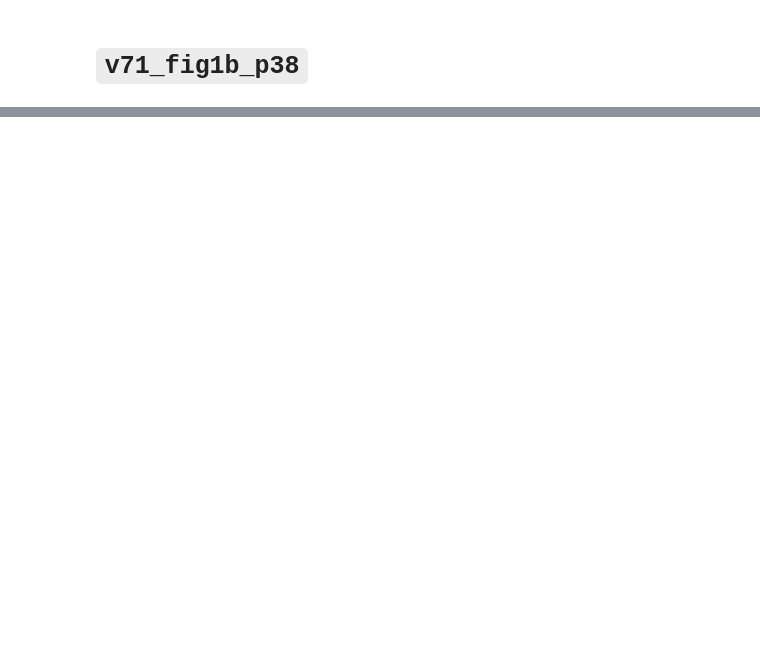
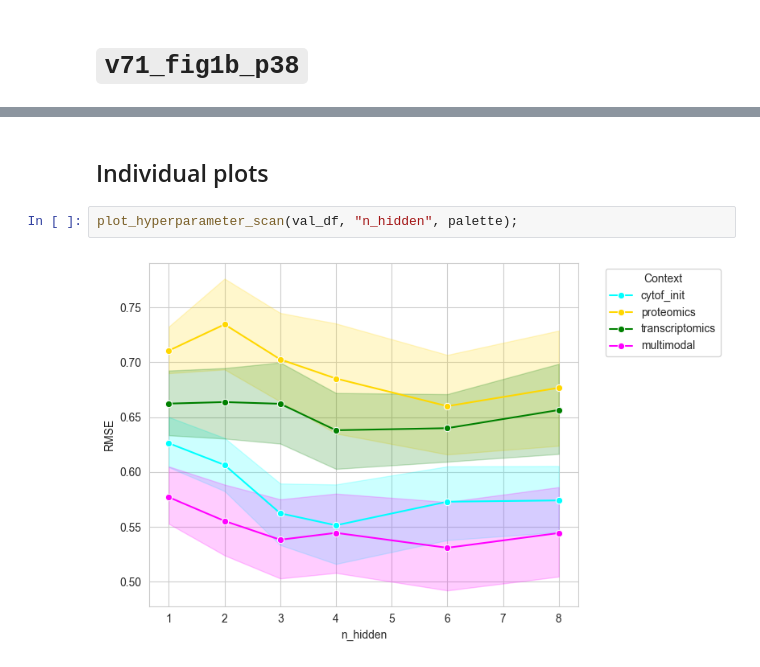
Before and after one commit to frohlich-lab/DeepMechanisticModels, a Jupyter notebook: analysis_figures/Fig1B/fig1b_Dec2025.ipynb, the cells around one changed output, grey strips where cells are left out. Saved outputs shown, nothing was run; the diff lists cells and outputs as text; blank space fills up the shorter version.

Commit message:
v80, update linear scans

```diff
--- a/analysis_figures/Fig1B/fig1b_Dec2025.ipynb
+++ b/analysis_figures/Fig1B/fig1b_Dec2025.ipynb
@@ -394,0 +324,6 @@ Initialisation scale has a detrimental effect when too high; 0.1 sees to be a go
+# %% [markdown]
+## Individual plots
+# %%
+plot_hyperparameter_scan(val_df, "n_hidden", palette);
+# %% [output]
+[figure, added]
```
Also changed, not shown: parts of 34 cells of this notebook, 5 other files.
